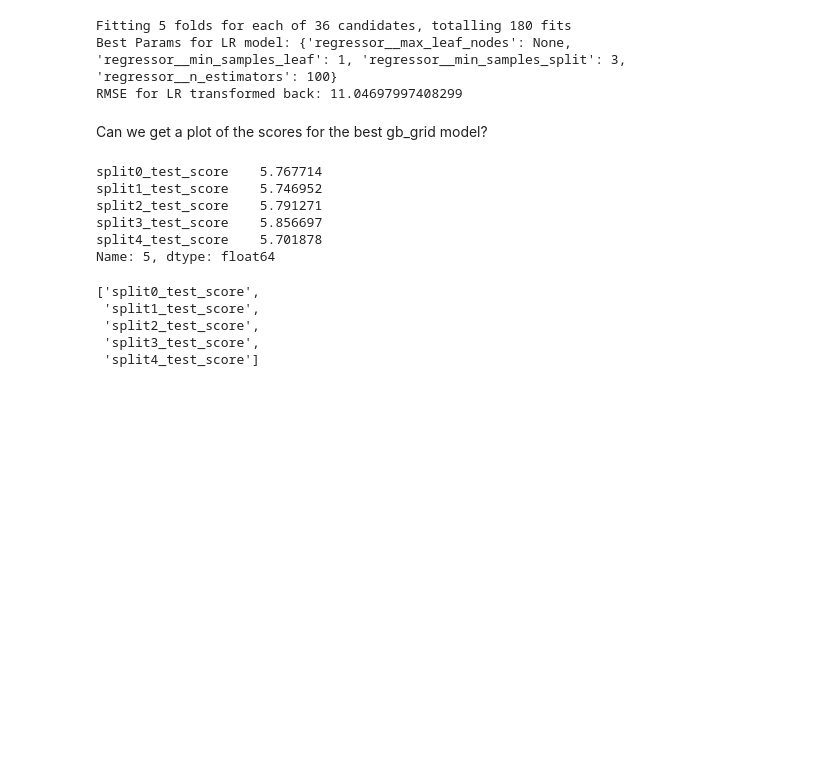
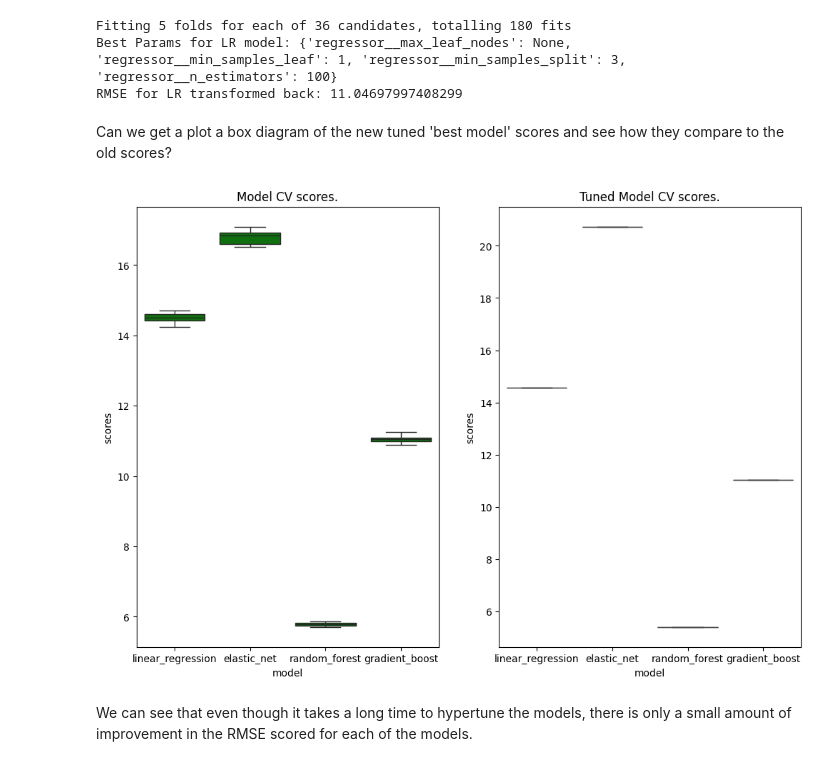
Before and after one commit to danielcoles1989/dc_accelerator, a Jupyter notebook: notebook_ml.ipynb, the cells around one changed output. Cells and saved outputs as stored; diff of their text form; code cells hidden in the pictures; blank space fills up the shorter version.

```diff
--- a/notebook_ml.ipynb
+++ b/notebook_ml.ipynb
@@ -194,8 +478,11 @@ rf_grid.fit(X_train, y_train)
 best_rf_model = rf_grid.best_estimator_
 y_pred = best_rf_model.predict(X_test)
 rmse = root_mean_squared_error(y_test, y_pred)
-results_models.append('Random Forest')
-results_rmse.append(rmse)
+
+tuned_scores_df = pd.concat([tuned_scores_df, pd.DataFrame({
+        'model': ['random_forest']*5,
+        'scores': np.exp(rmse)
+    })])
 
 print(f'Best Params for LR model: {rf_grid.best_params_}')
 print(f'RMSE for LR transformed back: {np.exp(rmse)}')
@@ -256,8 +543,11 @@ gb_grid.fit(X_train, y_train)
 best_gb_model = gb_grid.best_estimator_
 y_pred = best_gb_model.predict(X_test)
 rmse = root_mean_squared_error(y_test, y_pred)
-results_models.append('Gradient Boost')
-results_rmse.append(rmse)
+
+tuned_scores_df = pd.concat([tuned_scores_df, pd.DataFrame({
+        'model': ['gradient_boost']*5,
+        'scores': np.exp(rmse)
+    })])
 
 print(f'Best Params for LR model: {gb_grid.best_params_}')
 print(f'RMSE for LR transformed back: {np.exp(rmse)}')
@@ -266,25 +556,18 @@ Fitting 5 folds for each of 36 candidates, totalling 180 fits
 Best Params for LR model: {'regressor__max_leaf_nodes': None, 'regressor__min_samples_leaf': 1, 'regressor__min_samples_split': 3, 'regressor__n_estimators': 100}
 RMSE for LR transformed back: 11.04697997408299
 # %% [markdown]
-Can we get a plot of the scores for the best gb_grid model?
+Can we get a plot a box diagram of the new tuned 'best model' scores and see how they compare to the old scores?
-# %%
-gb_df = pd.DataFrame(gb_grid.cv_results_)
-gb_score = [col for col in gb_df.columns if 'split' in col and 'test_score' in col]
-gb_fold_scores = gb_df[gb_score] * -1
-best_gb_model_scores = gb_fold_scores.iloc[gb_grid.best_index_]
-best_gb_model_scores
-# %% [output]
-split0_test_score    5.767714
-split1_test_score    5.746952
-split2_test_score    5.791271
-split3_test_score    5.856697
-split4_test_score    5.701878
-Name: 5, dtype: float64
-# %%
-gb_score
-# %% [output]
-['split0_test_score',
- 'split1_test_score',
- 'split2_test_score',
- 'split3_test_score',
- 'split4_test_score']
+# %%
+# plot cv scores as a box plot
+fig, ax1 = plt.subplots(1, 2, figsize=(12,8))
+sns.boxplot(data=cv_scores_df, x='model', y='scores', ax=ax1[0], color= 'green')
+ax1[0].set_title('Model CV scores.')
+
+#plot tuned models for comparison
+sns.boxplot(data=tuned_scores_df, x='model', y='scores', color='red', ax=ax1[1])
+ax1[1].set_title('Tuned Model CV scores.')
+plt.show()
+# %% [output]
+[figure, added]
+# %% [markdown]
+We can see that even though it takes a long time to hypertune the models, there is only a small amount of improvement in the RMSE scored for each of the models.
```
Also changed, not shown: parts of 12 cells of this notebook, 1 other file.
